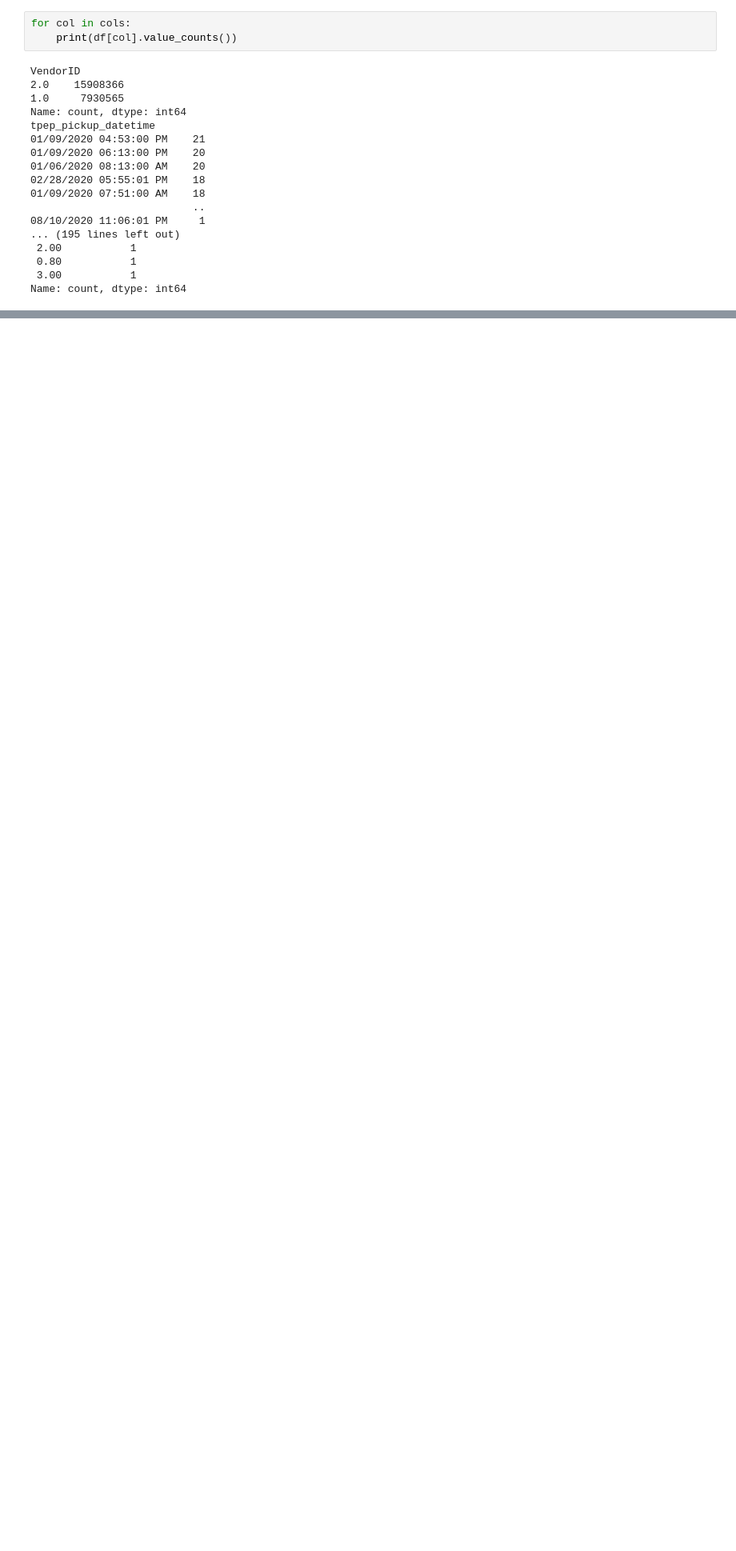
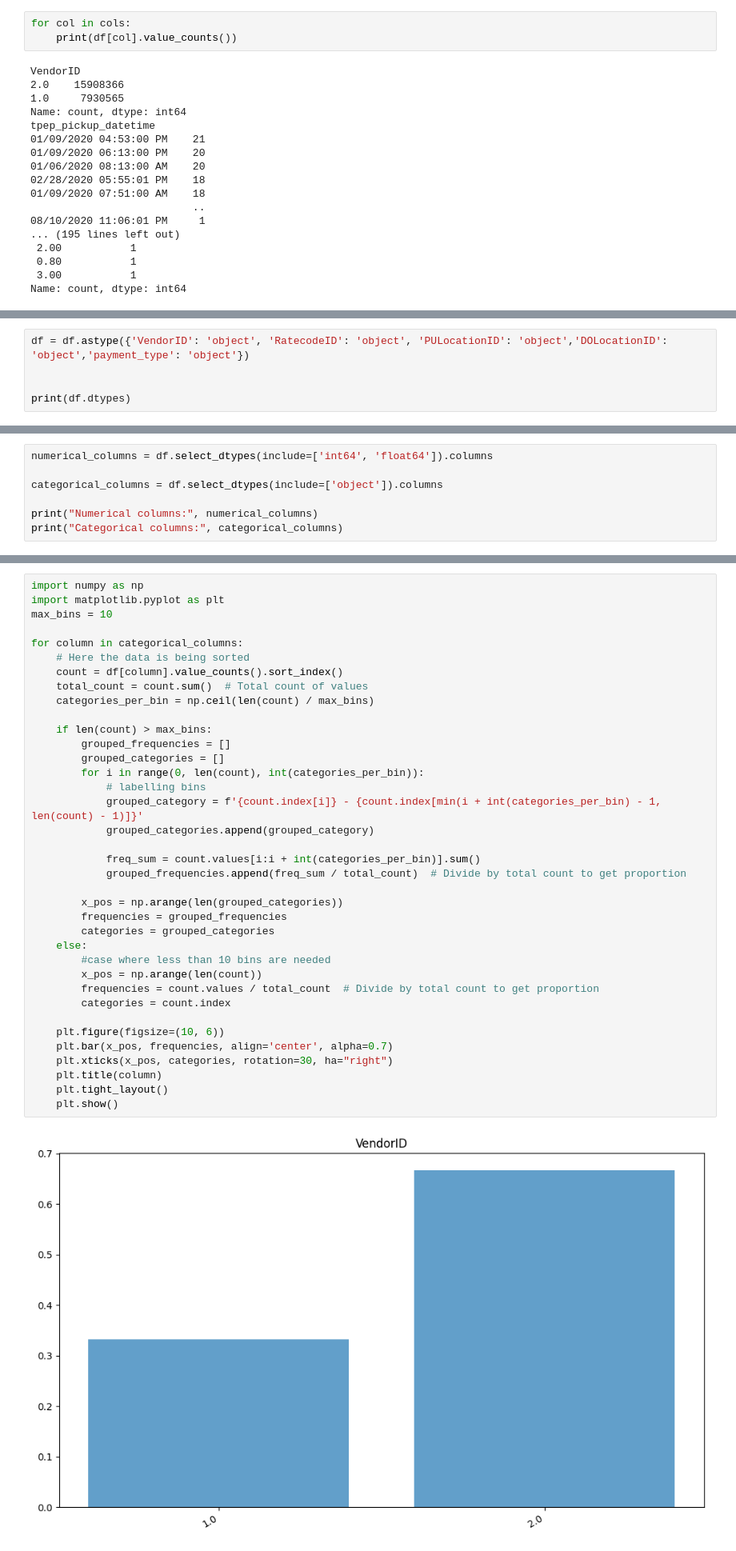
Before and after one commit to 0venBurn/Anseo, a Jupyter notebook: data_explor.ipynb, the cells around one changed output, grey strips where cells are left out. Shown at 80% size. Saved outputs shown, nothing was run; the diff lists cells and outputs as text; blank space fills up the shorter version.

Commit message:
if applied this commit will:-add a new data to be explored

```diff
--- a/data_explor.ipynb
+++ b/data_explor.ipynb
@@ -172,0 +253,5 @@ print(null_rows)
+# %%
+df = df.astype({'VendorID': 'object', 'RatecodeID': 'object', 'PULocationID': 'object','DOLocationID': 'object','payment_type': 'object'})
+
+
+print(df.dtypes)
@@ -172,0 +276,7 @@ print(null_rows)
+# %%
+numerical_columns = df.select_dtypes(include=['int64', 'float64']).columns
+
+categorical_columns = df.select_dtypes(include=['object']).columns
+
+print("Numerical columns:", numerical_columns)
+print("Categorical columns:", categorical_columns)
@@ -172,0 +292,39 @@ print(null_rows)
+# %%
+import numpy as np
+import matplotlib.pyplot as plt
+max_bins = 10
+
+for column in categorical_columns:
+    # Here the data is being sorted
+    count = df[column].value_counts().sort_index()
+    total_count = count.sum()  # Total count of values
+    categories_per_bin = np.ceil(len(count) / max_bins)
+
+    if len(count) > max_bins:
+        grouped_frequencies = []
+        grouped_categories = []
+        for i in range(0, len(count), int(categories_per_bin)):
+            # labelling bins
+            grouped_category = f'{count.index[i]} - {count.index[min(i + int(categories_per_bin) - 1, len(count) - 1)]}'
+            grouped_categories.append(grouped_category)
+
+            freq_sum = count.values[i:i + int(categories_per_bin)].sum()
+            grouped_frequencies.append(freq_sum / total_count)  # Divide by total count to get proportion
+
+        x_pos = np.arange(len(grouped_categories))
+        frequencies = grouped_frequencies
+        categories = grouped_categories
+    else:
+        #case where less than 10 bins are needed
+        x_pos = np.arange(len(count))
+        frequencies = count.values / total_count  # Divide by total count to get proportion
+        categories = count.index
+
+    plt.figure(figsize=(10, 6))
+    plt.bar(x_pos, frequencies, align='center', alpha=0.7)
+    plt.xticks(x_pos, categories, rotation=30, ha="right")
+    plt.title(column)
+    plt.tight_layout()
+    plt.show()
+# %% [output]
+[figure, added]
```
Also changed, not shown: parts of 12 cells of this notebook.
